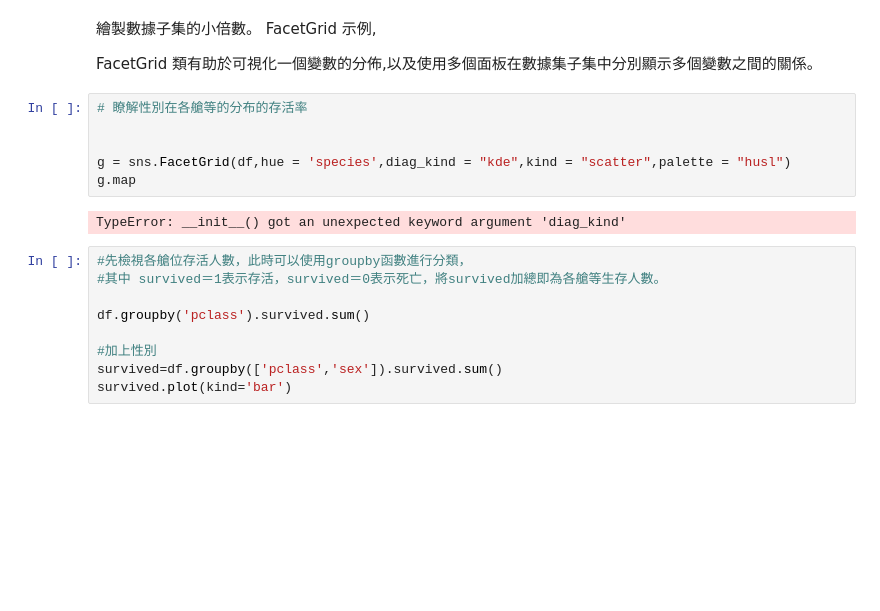
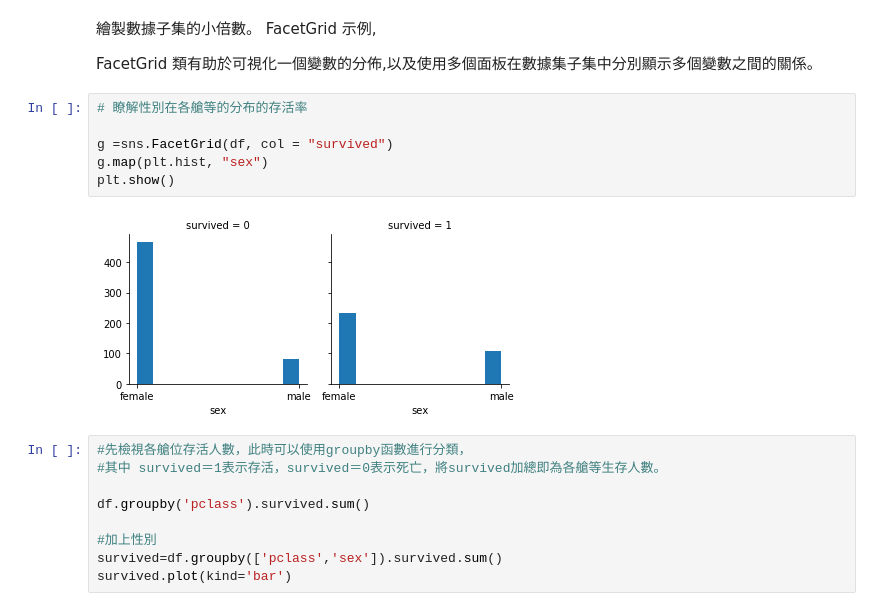
Before and after one commit to Gordon-jia/ML100Days, a Jupyter notebook: homework/day021.ipynb, the cells around one changed output. Drawn from its saved outputs; the diff is of its cells as text; blank space fills up the shorter version.

```diff
--- a/homework/day021.ipynb
+++ b/homework/day021.ipynb
@@ -59,11 +59,11 @@ FacetGrid 類有助於可視化一個變數的分佈,以及使用多個面板在
 # %%
 # 瞭解性別在各艙等的分布的存活率
 
-
-g = sns.FacetGrid(df,hue = 'species',diag_kind = "kde",kind = "scatter",palette = "husl")
-g.map
+g =sns.FacetGrid(df, col = "survived")
+g.map(plt.hist, "sex")
+plt.show()
 # %% [output]
-TypeError: __init__() got an unexpected keyword argument 'diag_kind'
+[figure, added]
 # %%
 #先檢視各艙位存活人數，此時可以使用groupby函數進行分類，
 #其中 survived＝1表示存活，survived＝0表示死亡，將survived加總即為各艙等生存人數。
```
Also changed, not shown: parts of 5 cells of this notebook.
